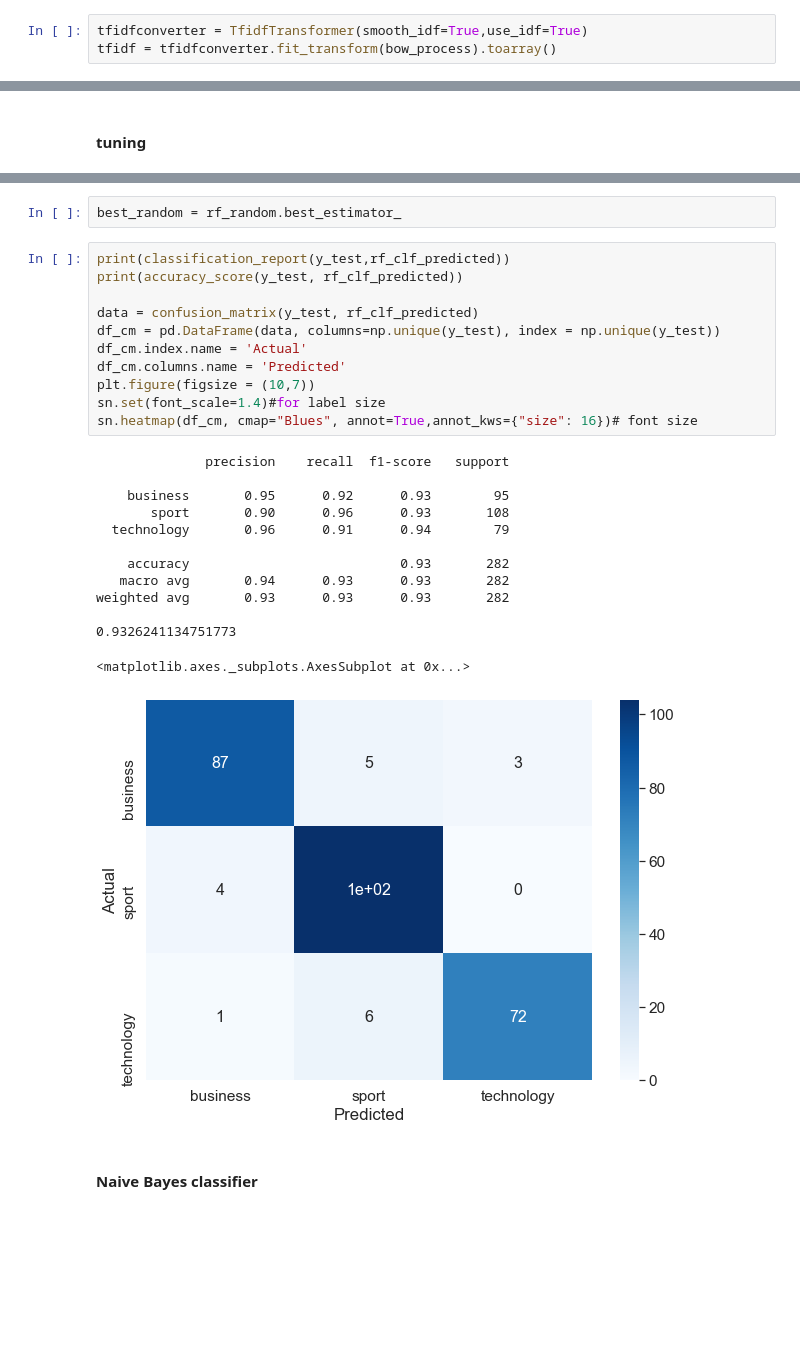
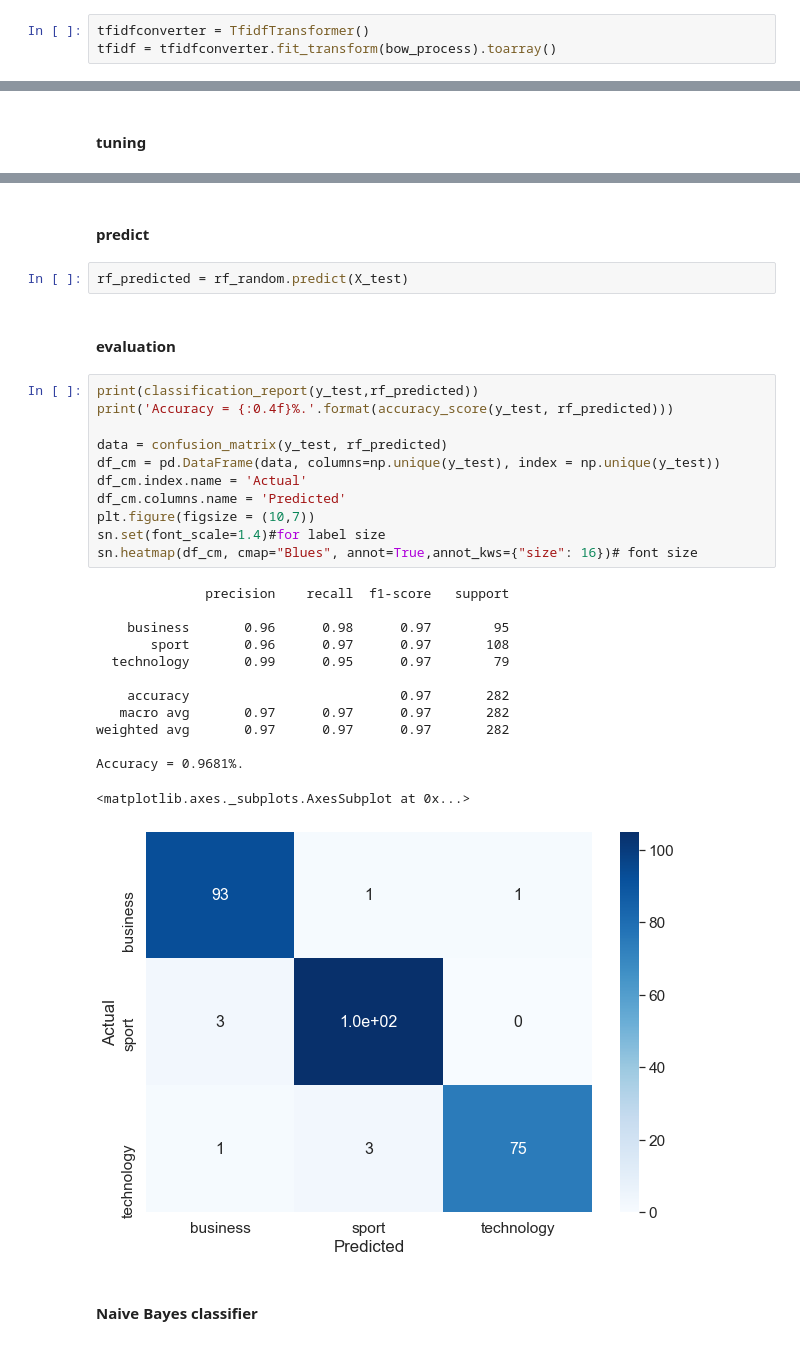
Before and after one commit to vasin-peach/text-classification, a Jupyter notebook: assignment.ipynb, the cells around one changed output, grey strips where cells are left out. Cells and saved outputs as stored; diff of their text form; blank space fills up the shorter version.

```diff
--- a/assignment.ipynb
+++ b/assignment.ipynb
@@ -245,7 +245,7 @@ vectorizer.stop_words[:10]
 # %% [markdown]
 #### IDF (Inverse document frequency)
 # %%
-tfidfconverter = TfidfTransformer(smooth_idf=True,use_idf=True)
+tfidfconverter = TfidfTransformer()
 tfidf = tfidfconverter.fit_transform(bow_process).toarray()
 # %% [markdown]
 -
@@ -305,30 +314,34 @@ rf_random.best_params_
-# %%
-best_random = rf_random.best_estimator_
+# %% [markdown]
+#### predict
+# %%
+rf_predicted = rf_random.predict(X_test)
+# %% [markdown]
+#### evaluation
 # %%
-print(classification_report(y_test,rf_clf_predicted))
-print(accuracy_score(y_test, rf_clf_predicted))
+print(classification_report(y_test,rf_predicted))
+print('Accuracy = {:0.4f}%.'.format(accuracy_score(y_test, rf_predicted)))
 
-data = confusion_matrix(y_test, rf_clf_predicted)
+data = confusion_matrix(y_test, rf_predicted)
 df_cm = pd.DataFrame(data, columns=np.unique(y_test), index = np.unique(y_test))
 df_cm.index.name = 'Actual'
 df_cm.columns.name = 'Predicted'
 plt.figure(figsize = (10,7))
 sn.set(font_scale=1.4)#for label size
 sn.heatmap(df_cm, cmap="Blues", annot=True,annot_kws={"size": 16})# font size
 # %% [output]
               precision    recall  f1-score   support
 
-    business       0.95      0.92      0.93        95
-       sport       0.90      0.96      0.93       108
-  technology       0.96      0.91      0.94        79
+    business       0.96      0.98      0.97        95
+       sport       0.96      0.97      0.97       108
+  technology       0.99      0.95      0.97        79
 
-    accuracy                           0.93       282
-   macro avg       0.94      0.93      0.93       282
-weighted avg       0.93      0.93      0.93       282
+    accuracy                           0.97       282
+   macro avg       0.97      0.97      0.97       282
+weighted avg       0.97      0.97      0.97       282
 
-0.9326241134751773
+Accuracy = 0.9681%.
 <matplotlib.axes._subplots.AxesSubplot at 0x...>
-[figure, old version]
+[figure, new version]
 # %% [markdown]
 #### Naive Bayes classifier
 # %%
```
Also changed, not shown: parts of 15 cells of this notebook.
